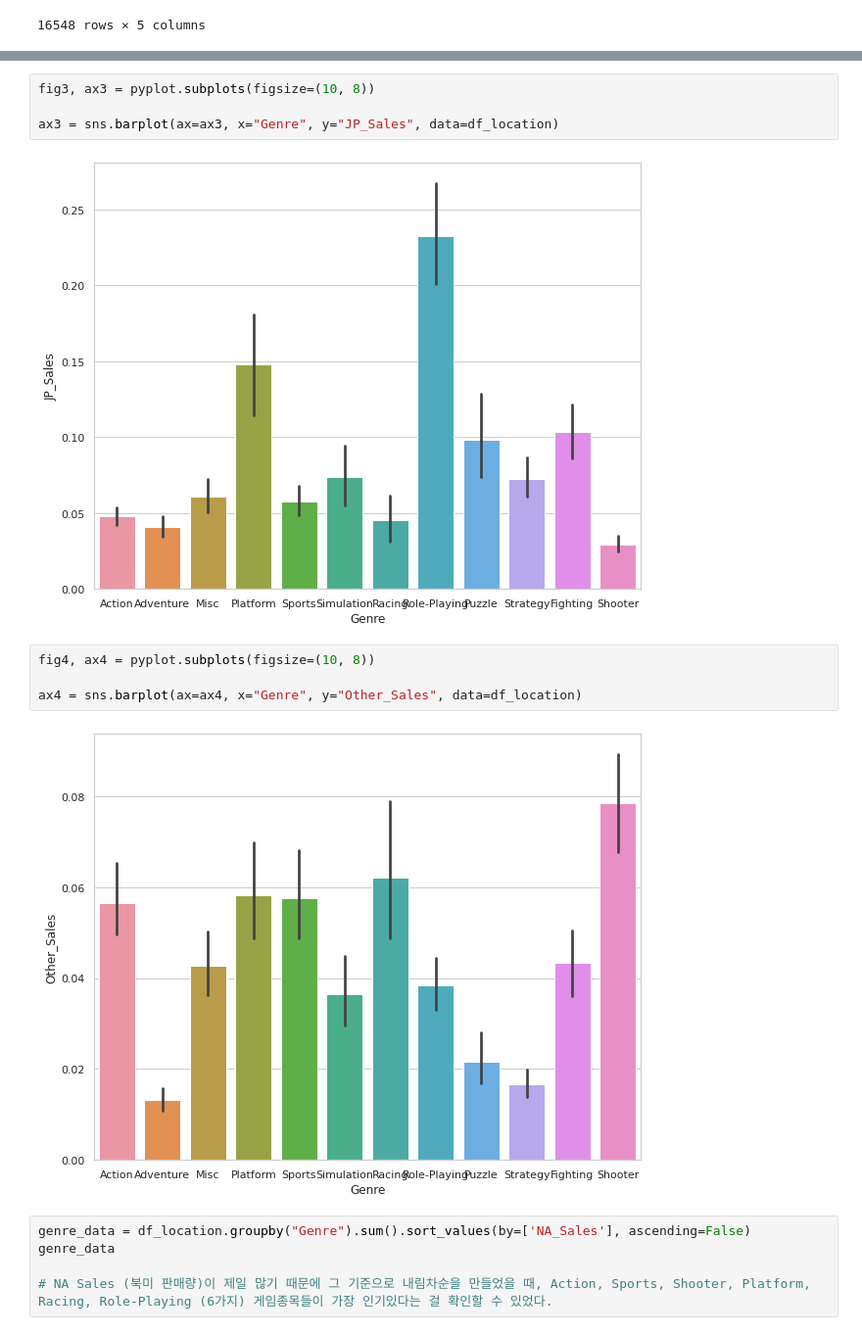
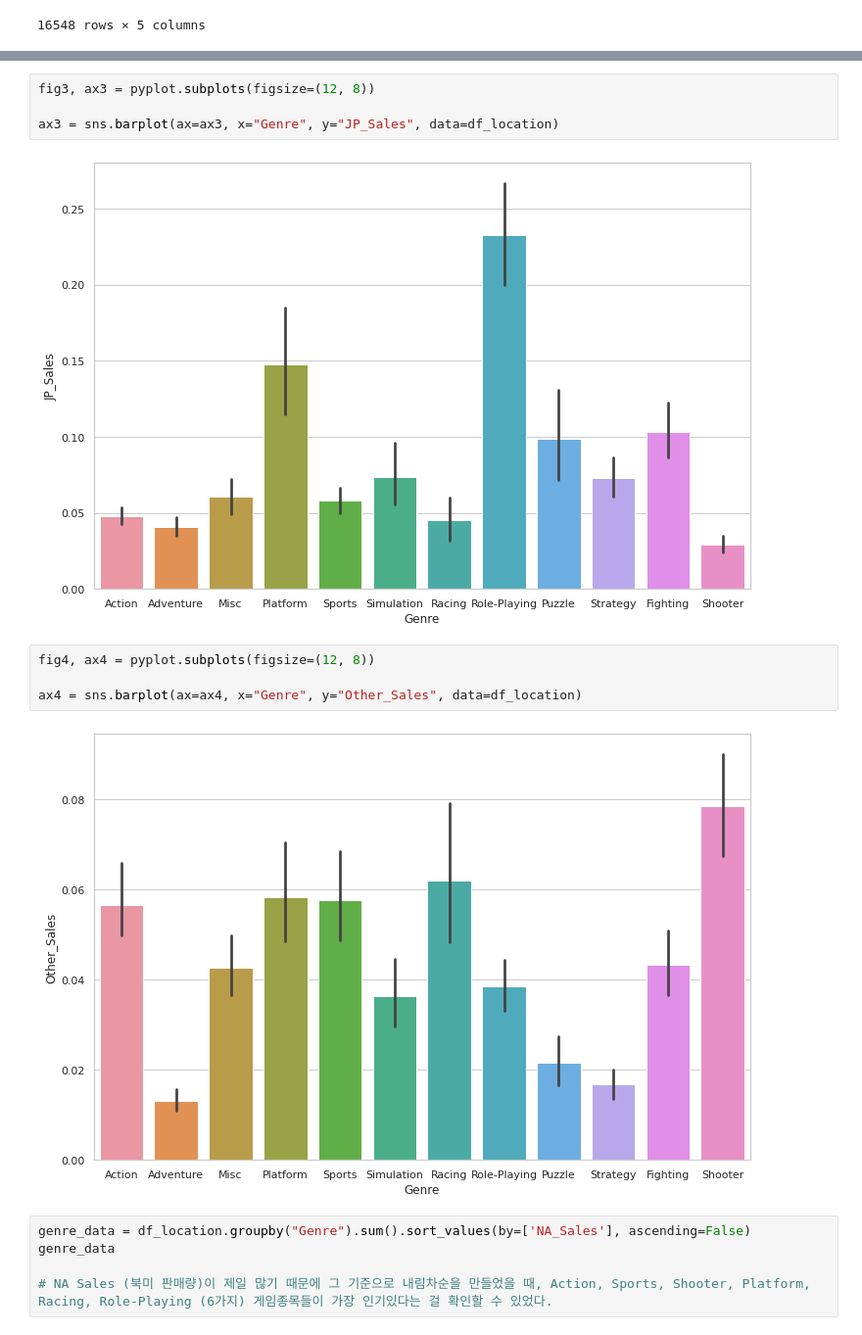
Before and after one commit to doguma/S1P_CodeStates, a Jupyter notebook: S1P.ipynb, the cells around one changed output, grey strips where cells are left out. Shown: that part at 98% size. Cells and saved outputs as stored; diff of their text form.

```diff
--- a/S1P.ipynb
+++ b/S1P.ipynb
@@ -149,15 +149,15 @@ ax2 = sns.barplot(ax=ax2, x="Genre", y="EU_Sales", data=df_location)
 # %%
-fig3, ax3 = pyplot.subplots(figsize=(10, 8))
+fig3, ax3 = pyplot.subplots(figsize=(12, 8))
 
 ax3 = sns.barplot(ax=ax3, x="Genre", y="JP_Sales", data=df_location)
 # %% [output]
-[figure, old version]
+[figure, new version]
 # %%
-fig4, ax4 = pyplot.subplots(figsize=(10, 8))
+fig4, ax4 = pyplot.subplots(figsize=(12, 8))
 
 ax4 = sns.barplot(ax=ax4, x="Genre", y="Other_Sales", data=df_location)
 # %% [output]
-[figure, old version]
+[figure, new version]
 # %%
 genre_data = df_location.groupby("Genre").sum().sort_values(by=['NA_Sales'], ascending=False)
 genre_data
```
Also changed, not shown: parts of 22 cells of this notebook.
